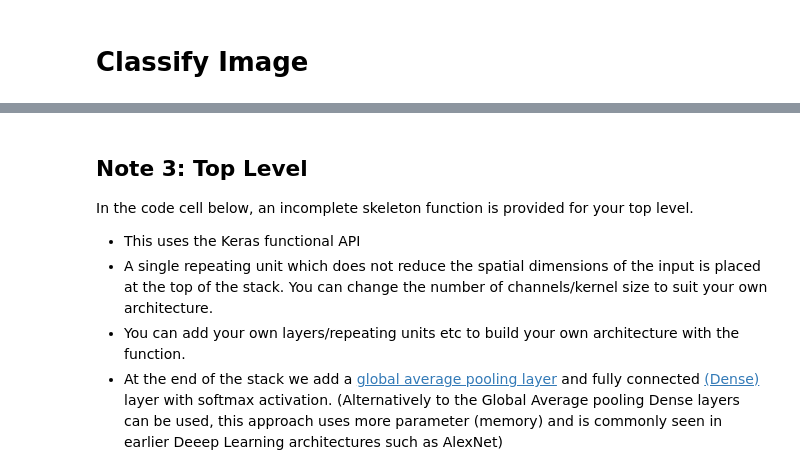
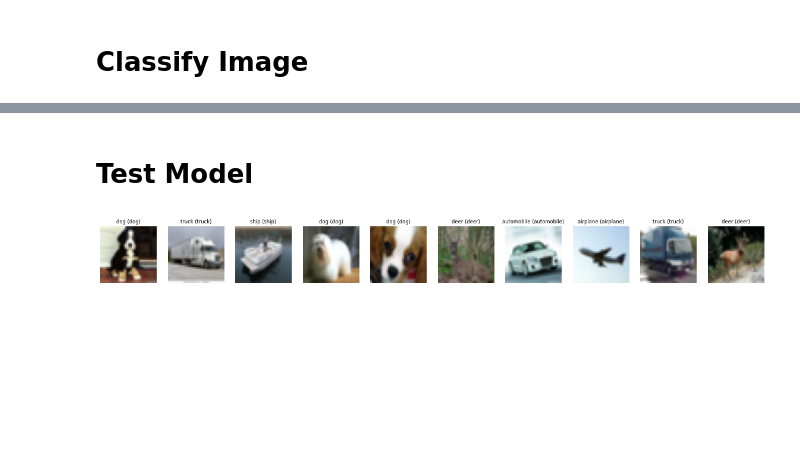
Before and after one commit to andylynchul/CE6003, a Jupyter notebook: Week 2/CE6003_20208189__Etivity_assignment2.ipynb, the cells around one changed output, grey strips where cells are left out. Saved outputs shown, nothing was run; the diff lists cells and outputs as text; code cells hidden in the pictures; blank space fills up the shorter version.

```diff
--- a/Week 2/CE6003_20208189__Etivity_assignment2.ipynb
+++ b/Week 2/CE6003_20208189__Etivity_assignment2.ipynb
@@ -481,8 +437,0 @@ def repeat_unit(inputs, num_channels=16, kernel_size=3,
-# %% [markdown]
-## Note 3: Top Level
-
-In the code cell below, an incomplete skeleton function is provided for your top level.
-* This uses the Keras functional API
-* A single repeating unit which does not reduce the spatial dimensions of the input is placed at the top of the stack. You can change the number of channels/kernel size to suit your own architecture.
-* You can add your own layers/repeating units etc to build your own architecture with the function.
-* At the end of the stack we add a [global average pooling layer](https://www.tensorflow.org/api_docs/python/tf/keras/layers/GlobalAveragePooling2D) and fully connected [(Dense)](https://www.tensorflow.org/api_docs/python/tf/keras/layers/Dense) layer with softmax activation. (Alternatively to the Global Average pooling Dense layers can be used, this approach uses more parameter (memory) and is commonly seen in earlier Deeep Learning architectures such as AlexNet)
@@ -518,0 +438,29 @@ def network_top(input_shape,num_classes=10):
+# %% [markdown]
+# Test Model
+# %%
+model_to_classify = load_model('final_model.h5')
+trainX, trainY, valX, valY, testX, testY = load_data_alt()
+trainX, valX, testX = images_prep(trainX,valX,testX)
+
+i=0
+n_start = random.randint(5000)
+n_plots = 10 # number of plots
+f, axarr = plt.subplots(1,n_plots,figsize=(20,10))
+
+for idx, image in enumerate(testX[n_start:n_start+n_plots]):
+  axarr[idx].imshow(image[:,:,:])
+  axarr[idx].axis('off')
+
+  image = image.reshape(1, 32, 32, 3)
+
+  y_pred = model_to_classify.predict(image)
+  y_pred = np.round(y_pred).astype(float)
+
+  #print(np.argmax(testY[n_start+i]),np.argmax(y_pred[0]))
+
+  color = ('black' if np.argmax(testY[n_start+i]) == np.argmax(y_pred[0]) else 'red')
+  axarr[i].set_title(label_str[(np.argmax(testY[n_start+i]))] + " ("+label_str[(np.argmax(y_pred[0]))]+")", fontsize='small', color=color)
+
+  i = i+1
+# %% [output]
+[figure, added]
```
Also changed, not shown: parts of 12 cells of this notebook.
